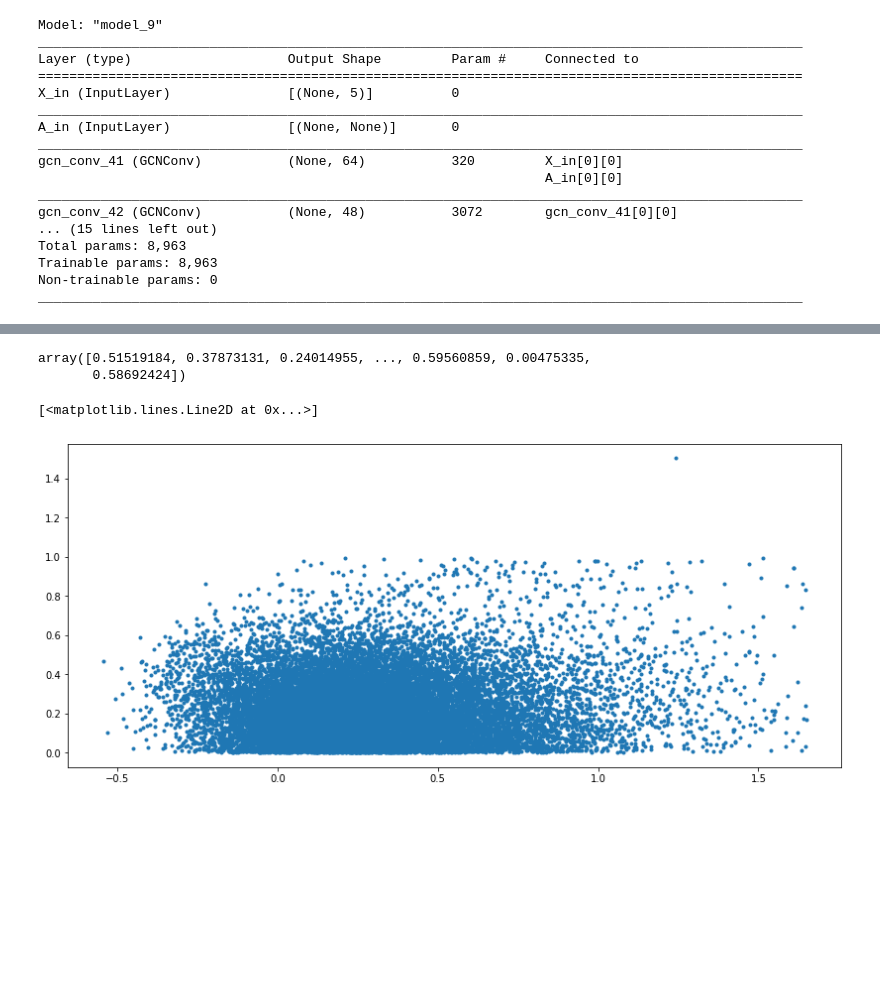
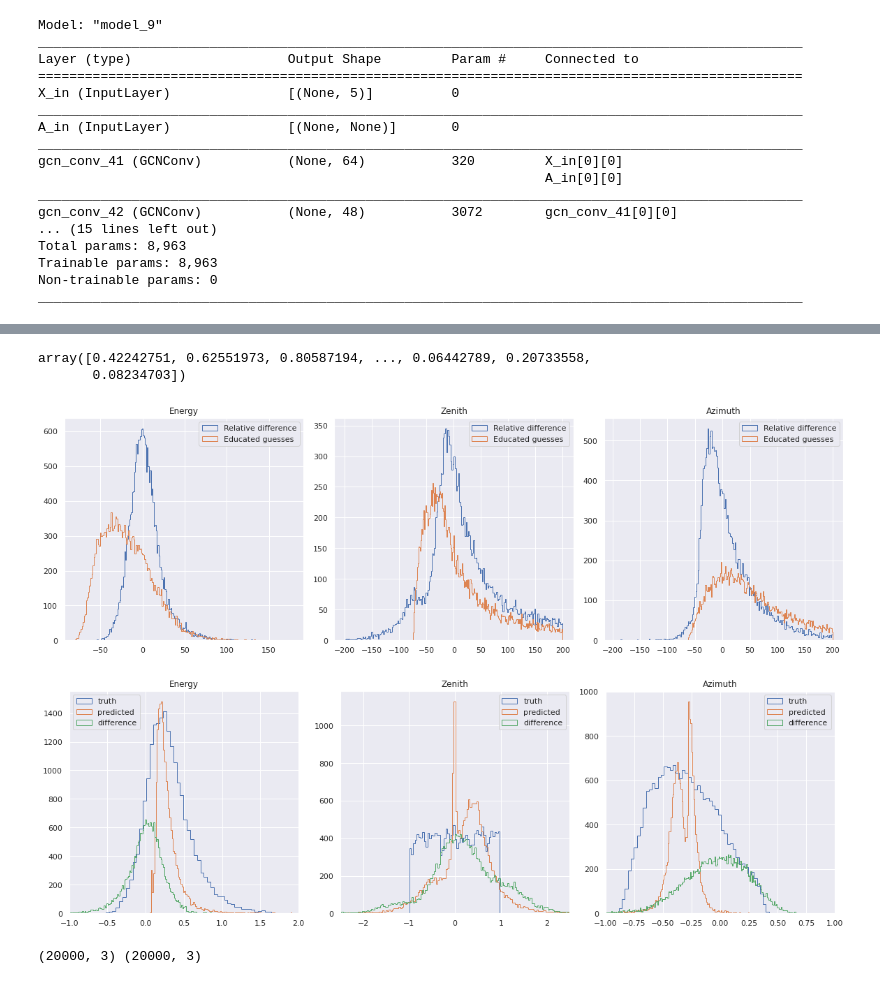
Before and after one commit to JakobSchauser/BachelorProject-IceCube-ML, a Jupyter notebook: Third_working_model.ipynb, the cells around one changed output, grey strips where cells are left out. Cells and saved outputs as stored; diff of their text form; code cells hidden in the pictures; blank space fills up the shorter version.

Commit message:
Saving and loading now works. Visualization has begun

```diff
--- a/Third_working_model.ipynb
+++ b/Third_working_model.ipynb
@@ -180,9 +177,9 @@ def custom_loss(target,predictions):
     zeni = tf.minimum(tf.abs(zeni), tf.abs(tf.abs(zeni)-2))  # 1 should be pi or 2pi
 
     loss = 0
-    loss += tf.reduce_mean(energy)
-    loss += tf.reduce_mean(azi)
-    loss += tf.reduce_mean(zeni)
+    loss += tf.reduce_mean(tf.square(energy))
+    loss += tf.reduce_mean(tf.square(azi))
+    loss += tf.reduce_mean(tf.square(zeni))
     return loss
 
 
@@ -289,14 +286,17 @@ test_loader = DisjointLoader(dataset_te, batch_size=batch_size, epochs=1,shuffle
 
 predictions, truths = [],[]
 
+@tf.function(input_signature=test_loader.tf_signature(), experimental_relax_shapes=True)
+def get_preds(inputs,target):
+  return model(inputs,training = False)
 
 
 for i, batch in enumerate(test_loader):
   steps += 1
   inputs, target = batch
   inputs = scale_inputs(inputs)
-
-  pred = model(inputs, training=False)
+  # print(inputs)
+  pred = get_preds(inputs,target)
 
   predictions.append(np.array(pred))
   truths.append(np.array(target))
@@ -304,8 +304,6 @@ for i, batch in enumerate(test_loader):
   model_loss += loss_fn(target, pred)
   model_acc += acc_fn(target, pred)
 
-  if(i>=5*test_loader.steps_per_epoch):
-    break
 
 predictions = np.array(predictions)
 truths = np.array(truths)
@@ -351,13 +336,5 @@ d_energy, d_zenith, d_azimuth = diffs[:,0], diffs[:,1], diffs[:,2]
 energies = truths[:,0]
 d_zenith
 # %% [output]
-array([0.51519184, 0.37873131, 0.24014955, ..., 0.59560859, 0.00475335,
-       0.58692424])
+array([0.42242751, 0.62551973, 0.80587194, ..., 0.06442789, 0.20733558,
+       0.08234703])
-# %%
-import matplotlib.pyplot as plt
-
-plt.figure(figsize=(14,6))
-plt.plot(energies,d_azimuth,'.')
-# %% [output]
-[<matplotlib.lines.Line2D at 0x...>]
-[figure, removed]
@@ -365,0 +341,51 @@ diffs[0][1]
+# %%
+fig, axs = plt.subplots(1,3,figsize=(16,5),constrained_layout=True)
+
+titles = ["Energy","Zenith","Azimuth"]
+
+
+
+random = np.random.random(truths.shape)-0.5
+
+for i in range(3):
+  perc = (predictions[:,i]-truths[:,i])/(truths[:,i]+1)*100
+  rnd = (random[:,i]-truths[:,i])/(truths[:,i]+1)*100
+  axs[i].hist(perc[np.where(abs(perc)<200)],bins=200,histtype="step",label="Relative difference")
+  axs[i].hist(rnd[np.where(abs(rnd)<200)],bins=200,histtype="step",label = "Educated guesses")
+  axs[i].legend()
+  axs[i].set_title(titles[i])
+
+
+plt.show()
+# %% [output]
+[figure, added]
+# %%
+import matplotlib.pyplot as plt
+import seaborn as sns
+
+sns.set()
+fig, axs = plt.subplots(1,3,figsize=(16,5),constrained_layout=True)
+
+
+for i in range(3):
+  axs[i].hist(truths[:,i],bins = 50,histtype = "step",label="truth")
+  axs[i].hist(predictions[:,i],bins = 500,histtype = "step",label="predicted")
+  axs[i].hist((predictions[:,i]-truths[:,i]),bins = 500,histtype = "step",label="difference")
+
+  axs[i].legend()
+
+axs[0].set(xlim=(-1,2),title= "Energy")
+axs[1].set(xlim=(-2.5,2.5),title= "Zenith")
+axs[2].set(xlim=(-1,1),title= "Azimuth")
+
+
+# plt.plot(energies,predictions[:,1]-truths[:,1],'.',label = "predictions",markersize=2)
+# plt.plot(energies,truths[:,1],'.',label="truth",markersize=2)
+# plt.legend()
+plt.show()
+# %% [output]
+[figure, added]
+# %%
+print(predictions.shape,truths.shape)
+# %% [output]
+(20000, 3) (20000, 3)
```
Also changed, not shown: parts of 4 cells of this notebook.
